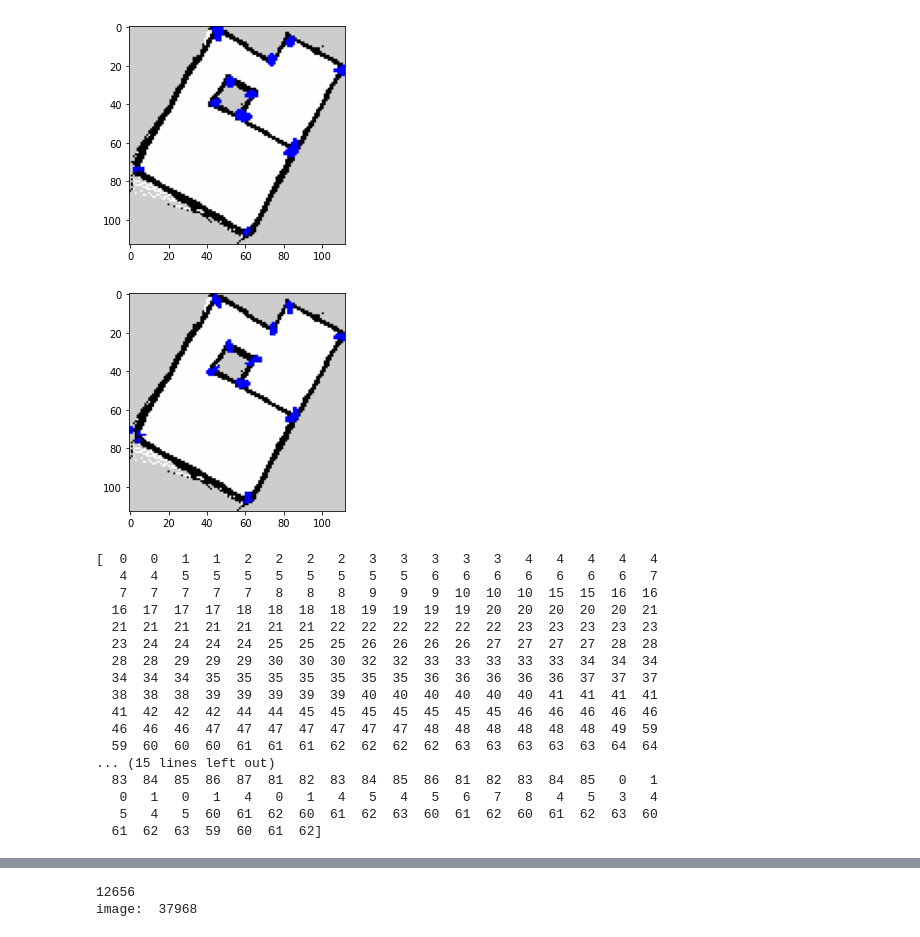
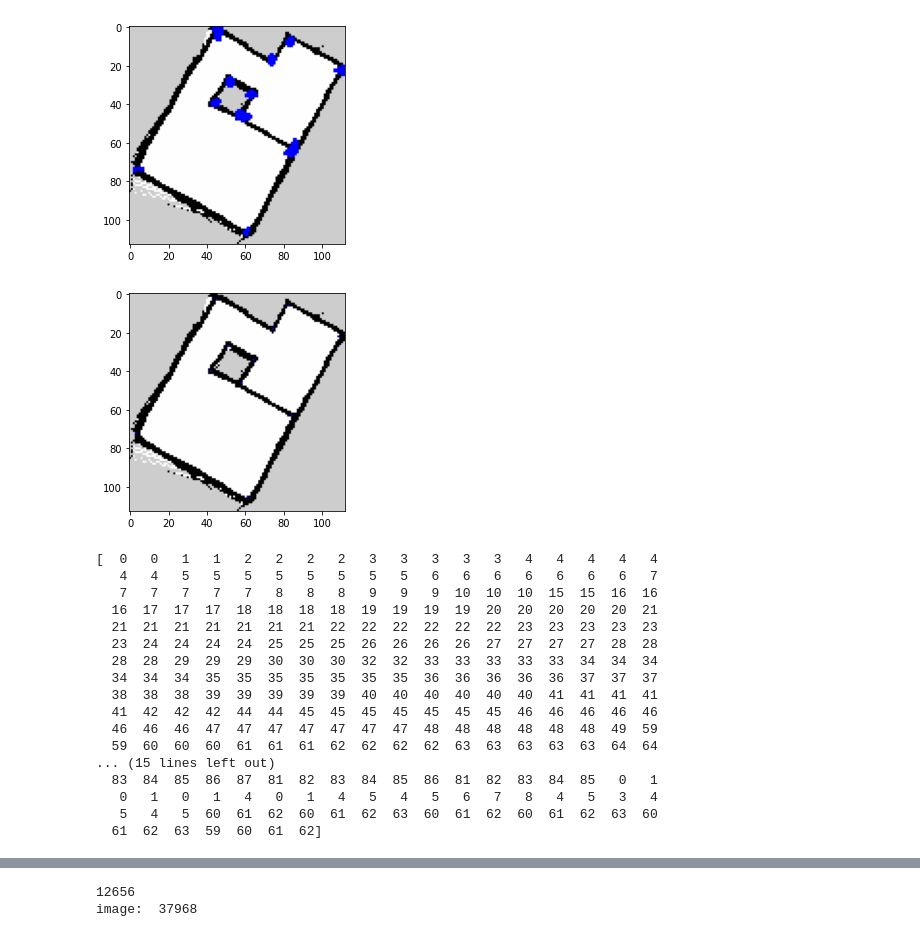
Before and after one commit to oskarbosgraaf/erf2022, a Jupyter notebook: archive/corner_detection/corner_detector.ipynb, the cells around one changed output, grey strips where cells are left out. Cells and saved outputs as stored; diff of their text form; code cells hidden in the pictures.

```diff
--- a/archive/corner_detection/corner_detector.ipynb
+++ b/archive/corner_detection/corner_detector.ipynb
@@ -89,53 +89,45 @@ dst = cv.cornerHarris(gray,6,3,0.1)  # 0.04
 
 X, Y = np.nonzero(dst>0.2*dst.max())
 
+points = np.array(list(zip(X,Y)))
 
-# def filter_x_y(X,Y):
-#     new = []
-#     for i, point in enumerate(zip(X,Y)):
-#         for j in range(1, len(X) + 1):
-#             next = list(zip(X,Y))[j]
-#             print(point)
-#             print(next)
-#             dist = np.linalg.norm(point, next)
-#             if dist >= 0.1:
-#                 new.append(point)
-#     new_X = new[:][0]
-#     new_Y = new[:][1]
-#     return new_X, new_Y
+x = points[:,0]
+y = points[:,1]
 
+from sklearn.cluster import KMeans
+kmeans = KMeans(n_clusters=11)
+kmeans.fit(points)
 
+# x_centers = np.nonzero(kmeans.cluster_centers_[:,0])
+# y_centers = np.nonzero(kmeans.cluster_centers_[:,1])
+x_centers = kmeans.cluster_centers_[:,0].astype(int)
+y_centers = kmeans.cluster_centers_[:,1].astype(int)
 
-# points = np.array([[x, y] for x, y in zip(X,Y)], dtype=np.float32)
-# criteria = (cv.TERM_CRITERIA_EPS + cv.TERM_CRITERIA_MAX_ITER, 10, 1.0)
-# centers = cv.kmeans(points, 13, None, criteria, 20, cv.KMEANS_RANDOM_CENTERS)[2]
-# centers = np.uint8(centers)
-# X,Y = filter_x_y(X,Y)
-img[X,Y] = [255, 0,0]
+img[x_centers,y_centers] = [255, 0,0]
 
 # #print(centers[0])
 # #print(centers.shape)
 # print(centers[0][0])
 
 # img[centers[:,0], centers[:,1]] = [255,0,0]  # before it was 0.2  (255,0,0) for blue dots
 #print("image: ", img.size)
 
 
 #result is dilated for marking the corners, not important
 # dst = cv.dilate(dst,None)
 
 
 new = cv.cvtColor(img, cv.COLOR_BGR2RGB)
 
 plt.imshow(new)
 plt.show()
 
 # cv.imshow('dst',img)
 # if cv.waitKey(0) & 0xff == 27:
 #     cv.destroyAllWindows()
 print(X, Y)
 # %% [output]
-[figure, old version]
+[figure, new version]
 [  0   0   1   1   2   2   2   2   3   3   3   3   3   4   4   4   4   4
    4   4   5   5   5   5   5   5   5   5   6   6   6   6   6   6   6   7
    7   7   7   7   7   8   8   8   9   9   9  10  10  10  15  15  16  16
```
Also changed, not shown: parts of 3 cells of this notebook.
